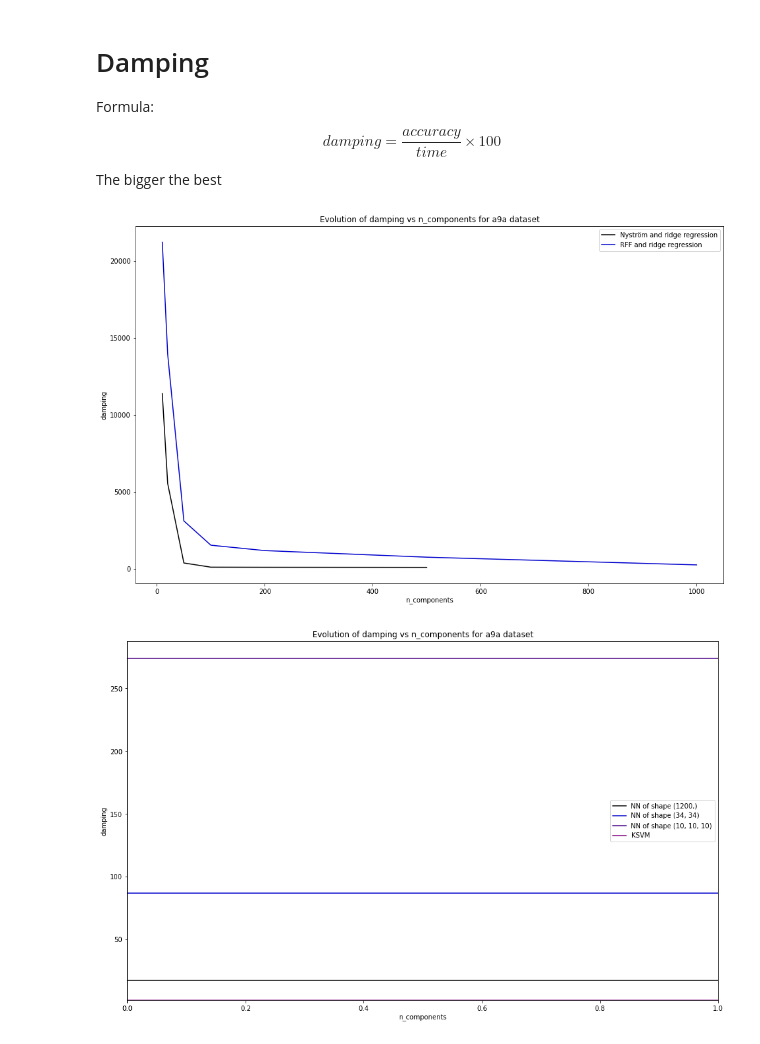
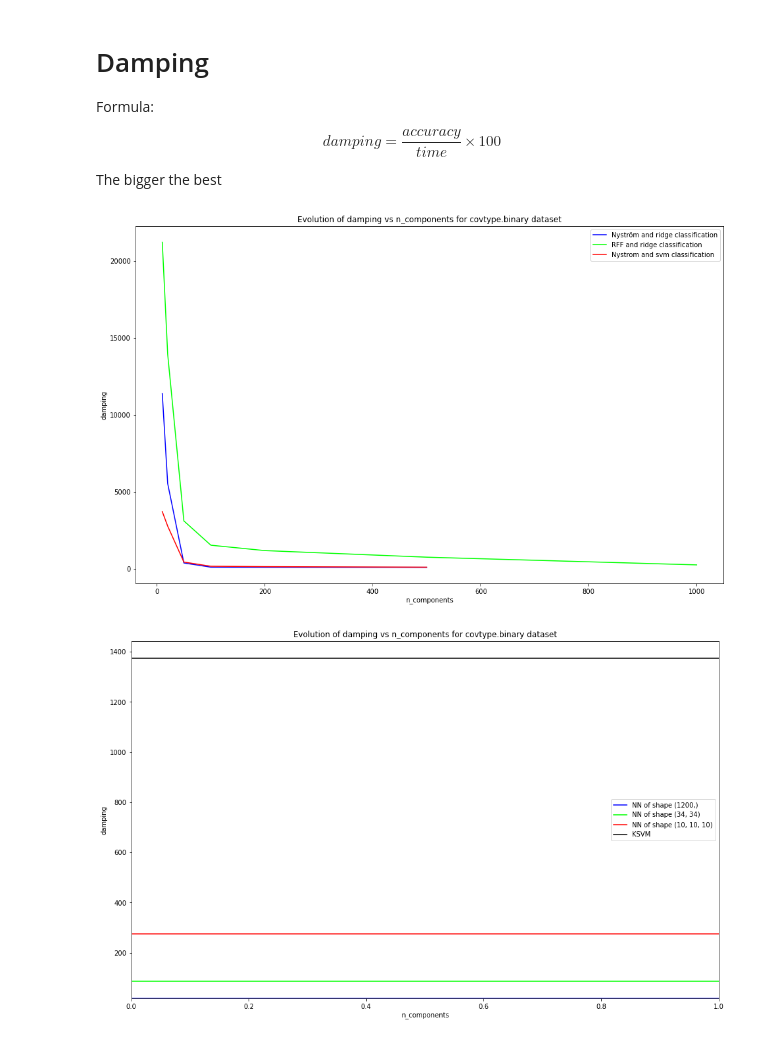
Before and after one commit to BlancaCC/Kernel-methods-comparatives, a Jupyter notebook: Basic-measures/analysis/analysis_covtype.binary.ipynb, the cells around one changed output. Saved outputs shown, nothing was run; the diff lists cells and outputs as text; code cells hidden in the pictures.

```diff
--- a/Basic-measures/analysis/analysis_covtype.binary.ipynb
+++ b/Basic-measures/analysis/analysis_covtype.binary.ipynb
@@ -1,6 +3,7 @@
 # %%
 import pandas as pd
-import numpy as np
+from plotting import plot_comparatives
+from utils import extract_parameters, sort_dataframe_by
 
 database = 'covtype.binary'
 cv = 2
@@ -8,4 +11,14 @@ extension = f'{database}_cv_{cv}.csv'
 df_nn = pd.read_csv(f'/Users/blancacanocamarero/repositorios/TFM/Kernel-methods-comparatives/Basic-measures/results/accuracy_time_stats/neural_network_classification_{extension}')
 df_nystrom_and_ridge = pd.read_csv(f'/Users/blancacanocamarero/repositorios/TFM/Kernel-methods-comparatives/Basic-measures/results/accuracy_time_stats/Nystrom_and_ridge_classification_{extension}')
 df_rbf_and_ridge = pd.read_csv(f'/Users/blancacanocamarero/repositorios/TFM/Kernel-methods-comparatives/Basic-measures/results/accuracy_time_stats/RBF_and_ridge_classification_{extension}')
+df_nystrom_and_svm = pd.read_csv(f'/Users/blancacanocamarero/repositorios/TFM/Kernel-methods-comparatives/Basic-measures/results/accuracy_time_stats/Nystrom_and_svm_classification_{extension}')
 file_path_for_ksvm = f'/Users/blancacanocamarero/repositorios/TFM/Kernel-methods-comparatives/Basic-measures/results/accuracy_time_stats/KSVM_classification_{database}_cv_{cv}.txt'
+
+
+df_with_n_components = [df_nystrom_and_ridge, df_rbf_and_ridge, df_nystrom_and_svm]
+df_labels = ['Nyström and ridge classification', 'RFF and ridge classification', 'Nystrom and svm classification']
+
+damping_formula = lambda accuracy, time : accuracy / time *100
+damping_column = 'damping'
+for df in df_with_n_components:
+    df['damping'] = damping_formula(df.accuracy_test,df.training_time)
@@ -74,8 +177,6 @@ Use Wilcolxon .
 # %%
 
 column = 'training_time'
-df_with_n_components = [df_nystrom_and_ridge, df_rbf_and_ridge]
-df_labels = ['Nyström and ridge regression', 'RFF and ridge regression']
 title = f'Evolution of training time vs n_components for {database} dataset'
 
 plot_comparatives(column=column, df_with_n_components=df_with_n_components, df_labels=df_labels, title=title)
@@ -98,8 +199,8 @@ plot_comparatives(column, df_with_n_components, df_labels, title, nn_training_ti
 # %%
 column = 'accuracy_test'
 
-df_labels = ['Nyström and ridge regression', 'RFF and ridge regression']
-title = f'Evolution of accuracy vs n_components for {database} dataset'
+#df_labels = ['Nyström and ridge regression', 'RFF and ridge regression']
+#title = 'Evolution of accuracy vs n_components for a9a dataset'
 constant_data = nn_accuracy
 plot_comparatives(column=column, df_with_n_components=df_with_n_components, df_labels=df_labels, title=title)
 plot_comparatives(column, [],[], title, constant_data, nn_labels, False)
@@ -122,18 +225,15 @@ The bigger the best
 # %%
 # Computing damping
 constant_damping = [acc / time*100 for acc,time in zip(nn_accuracy, nn_training_time)]
-damping_column = 'damping'
-for df in df_with_n_components:
-    df['damping'] = df.accuracy_test / df.training_time * 100
 
 # Plotting
 
 column = damping_column
 title = f'Evolution of damping vs n_components for {database} dataset'
 constant_data = constant_damping
 plot_comparatives(column=column, df_with_n_components=df_with_n_components, df_labels=df_labels, title=title)
 plot_comparatives(column, [],[], title, constant_data, nn_labels, False, constant_margin=0.05)
 plot_comparatives(column, df_with_n_components, df_labels, title, constant_data, nn_labels, False)
 # %% [output]
-[figure, old version]
+[figure, new version]
-[figure, old version]
+[figure, new version]
```
Also changed, not shown: parts of 20 cells of this notebook, 2 other files.
